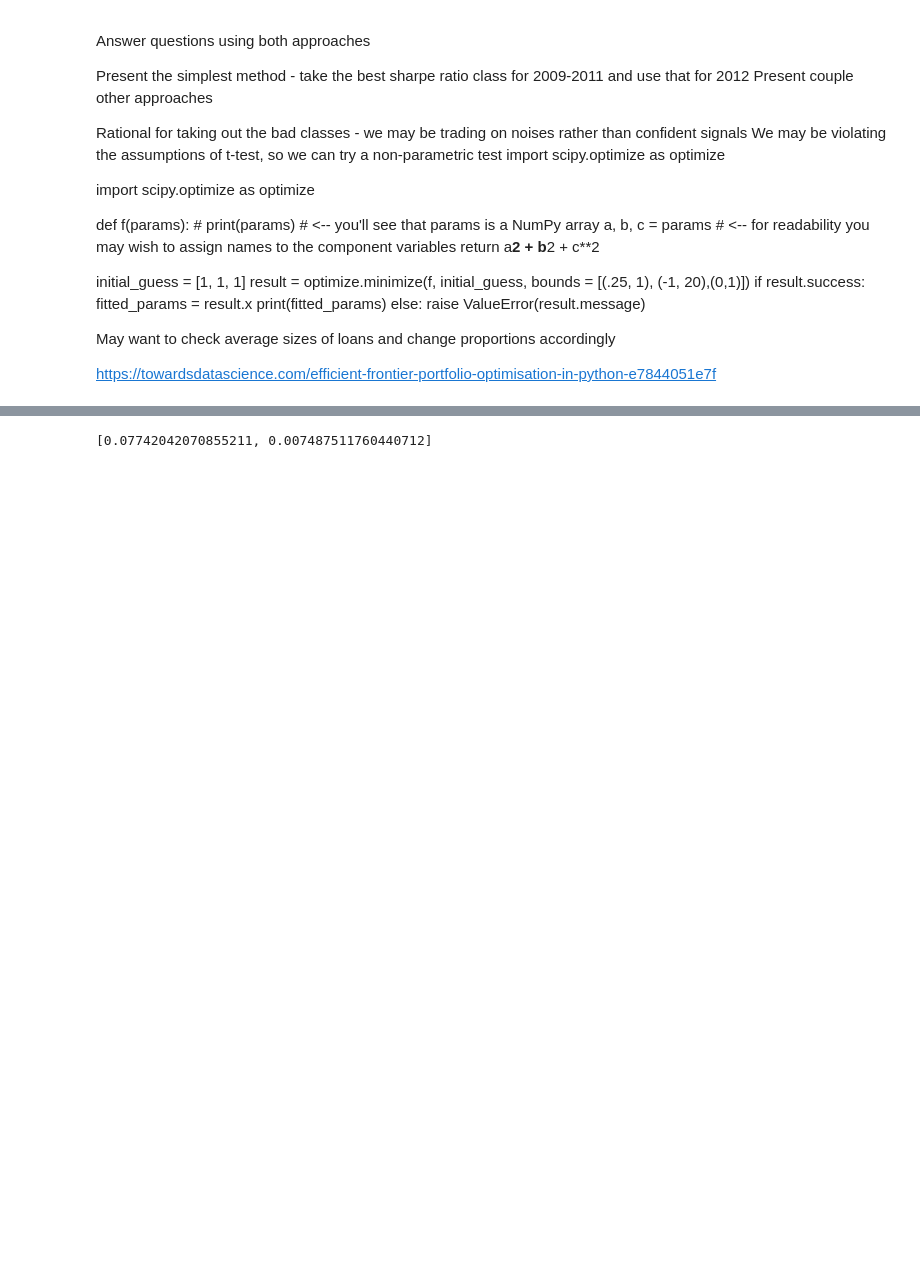
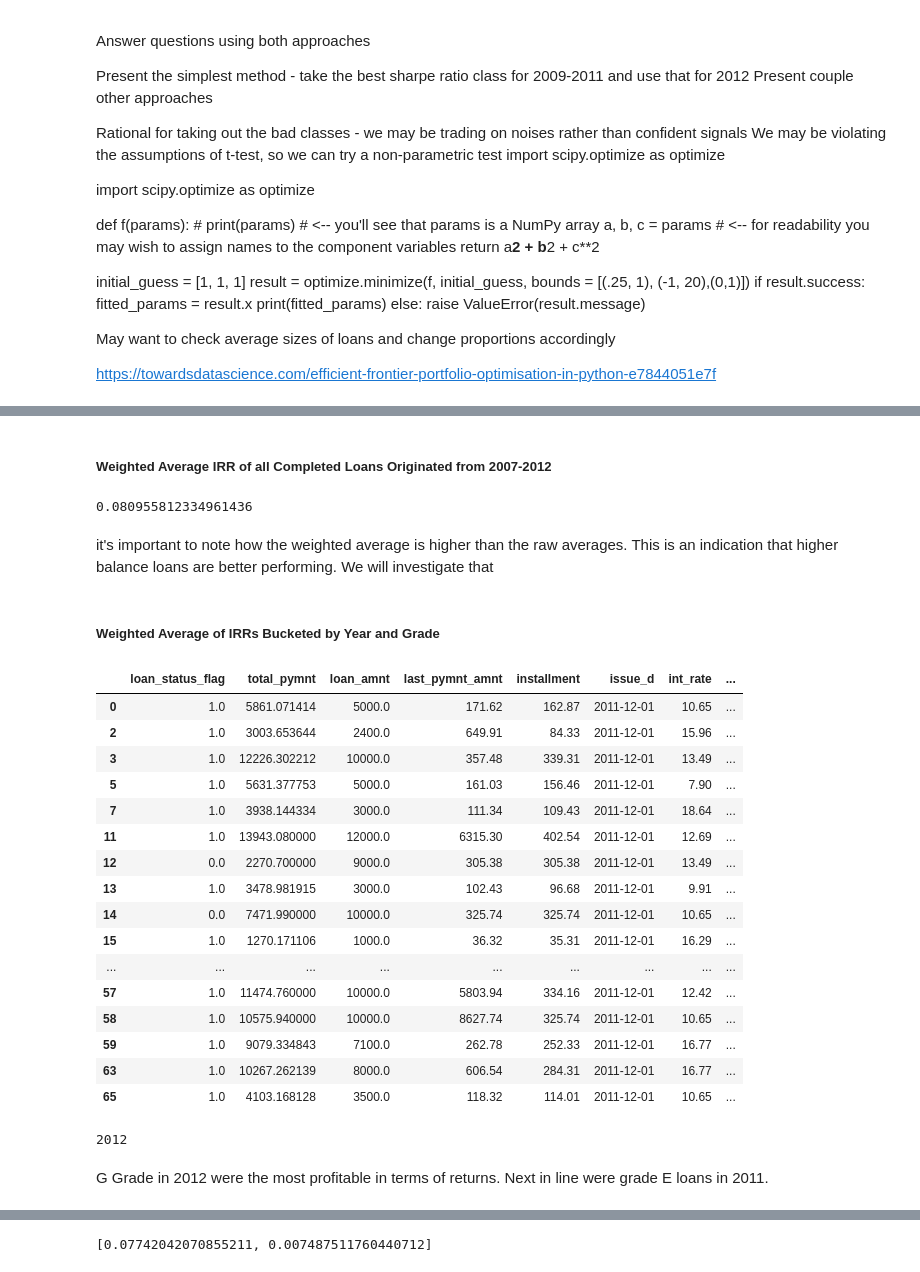
Before and after one commit to yjs1210/lending-tree, a Jupyter notebook: lending-tree.ipynb, the cells around one changed output, grey strips where cells are left out. Drawn from its saved outputs; the diff is of its cells as text; code cells hidden in the pictures; blank space fills up the shorter version.

```diff
--- a/lending-tree.ipynb
+++ b/lending-tree.ipynb
@@ -136,0 +209,10 @@ df_filtered['avg_pymnt'] = (df_filtered['total_pymnt']-df_filtered['recoveries']
+# %% [markdown]
+##### Weighted Average IRR of all Completed Loans Originated from 2007-2012
+# %%
+###Weight the returns by funded amount to get more accurate representation
+weighted_avg = np.average(df_filtered['irr'], weights=df_filtered['funded_amnt'])
+weighted_avg
+# %% [output]
+0.080955812334961436
+# %% [markdown]
+it's important to note how the weighted average is higher than the raw averages. This is an indication that higher balance loans are better performing. We will investigate that
@@ -136,0 +221,2 @@ df_filtered['avg_pymnt'] = (df_filtered['total_pymnt']-df_filtered['recoveries']
+# %% [markdown]
+##### Weighted Average of IRRs Bucketed by Year and Grade
@@ -136,0 +227,29 @@ df_filtered['avg_pymnt'] = (df_filtered['total_pymnt']-df_filtered['recoveries']
+# %%
+df_filtered.head(50)[['loan_status_flag','total_pymnt','loan_amnt','last_pymnt_amnt','installment','issue_d','int_rate'
+                                                 ,'last_pymnt_d', 'total_pymnt','mo_diff','avg_pymnt','irr'
+                                               ,'collection_recovery_fee','recoveries','total_rec_late_fee','grade']]
+# %% [output]
+|  | loan_status_flag | total_pymnt | loan_amnt | last_pymnt_amnt | installment | issue_d | int_rate | ... |
+| 0 | 1.0 | 5861.071414 | 5000.0 | 171.62 | 162.87 | 2011-12-01 | 10.65 | ... |
+| 2 | 1.0 | 3003.653644 | 2400.0 | 649.91 | 84.33 | 2011-12-01 | 15.96 | ... |
+| 3 | 1.0 | 12226.302212 | 10000.0 | 357.48 | 339.31 | 2011-12-01 | 13.49 | ... |
+| 5 | 1.0 | 5631.377753 | 5000.0 | 161.03 | 156.46 | 2011-12-01 | 7.90 | ... |
+| 7 | 1.0 | 3938.144334 | 3000.0 | 111.34 | 109.43 | 2011-12-01 | 18.64 | ... |
+| 11 | 1.0 | 13943.080000 | 12000.0 | 6315.30 | 402.54 | 2011-12-01 | 12.69 | ... |
+| 12 | 0.0 | 2270.700000 | 9000.0 | 305.38 | 305.38 | 2011-12-01 | 13.49 | ... |
+| 13 | 1.0 | 3478.981915 | 3000.0 | 102.43 | 96.68 | 2011-12-01 | 9.91 | ... |
+| 14 | 0.0 | 7471.990000 | 10000.0 | 325.74 | 325.74 | 2011-12-01 | 10.65 | ... |
+| 15 | 1.0 | 1270.171106 | 1000.0 | 36.32 | 35.31 | 2011-12-01 | 16.29 | ... |
+| ... | ... | ... | ... | ... | ... | ... | ... | ... |
+| 57 | 1.0 | 11474.760000 | 10000.0 | 5803.94 | 334.16 | 2011-12-01 | 12.42 | ... |
+| 58 | 1.0 | 10575.940000 | 10000.0 | 8627.74 | 325.74 | 2011-12-01 | 10.65 | ... |
+| 59 | 1.0 | 9079.334843 | 7100.0 | 262.78 | 252.33 | 2011-12-01 | 16.77 | ... |
+| 63 | 1.0 | 10267.262139 | 8000.0 | 606.54 | 284.31 | 2011-12-01 | 16.77 | ... |
+| 65 | 1.0 | 4103.168128 | 3500.0 | 118.32 | 114.01 | 2011-12-01 | 10.65 | ... |
+# %%
+df_group_irr = df_group.apply(lambda x: np.average(x['irr'],weights = x['funded_amnt']))
+df_group_irr.argmax()
+# %% [output]
+2012
+# %% [markdown]
+G Grade in 2012 were the most profitable in terms of returns. Next in line were grade E loans in 2011.
```
Also changed, not shown: parts of 76 cells of this notebook.
